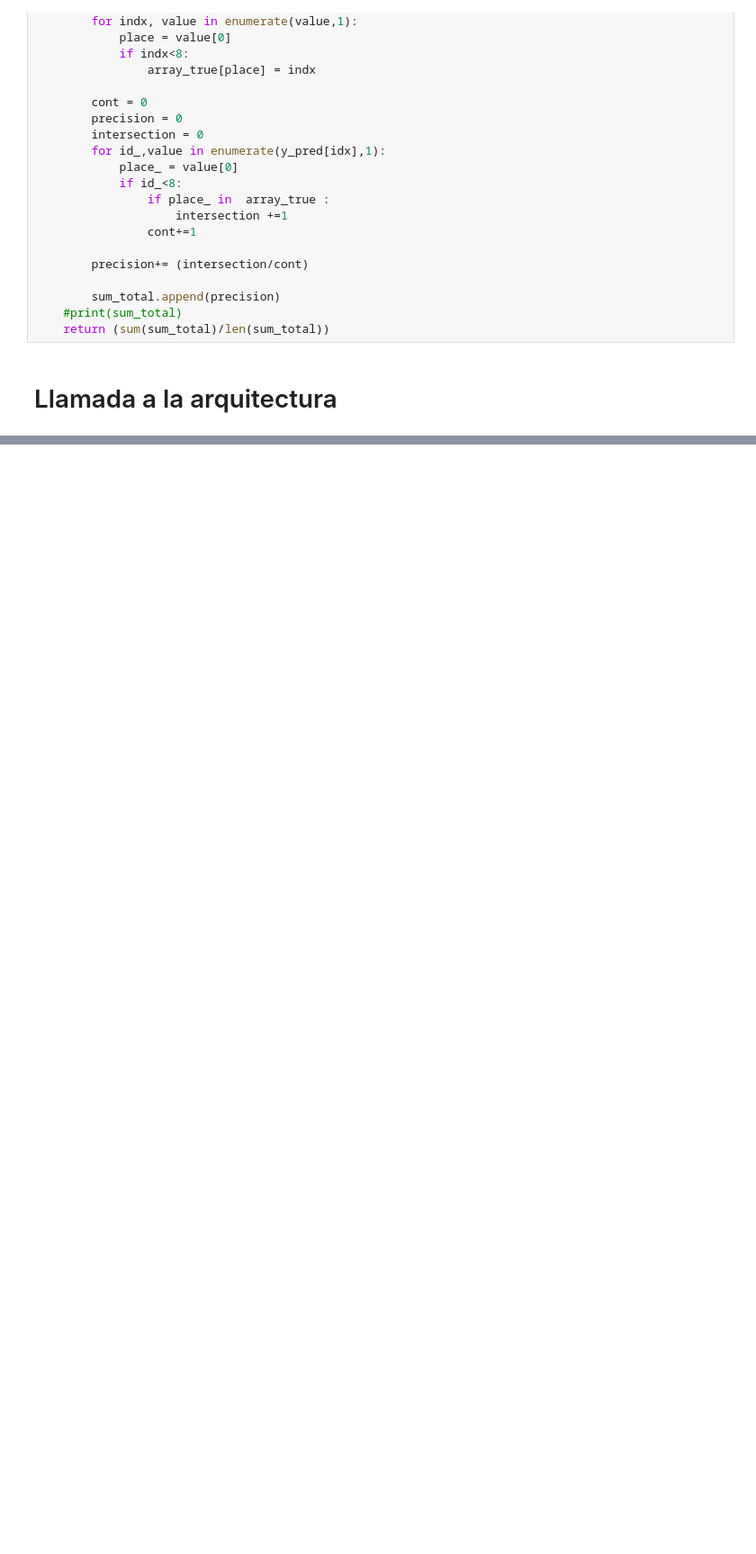
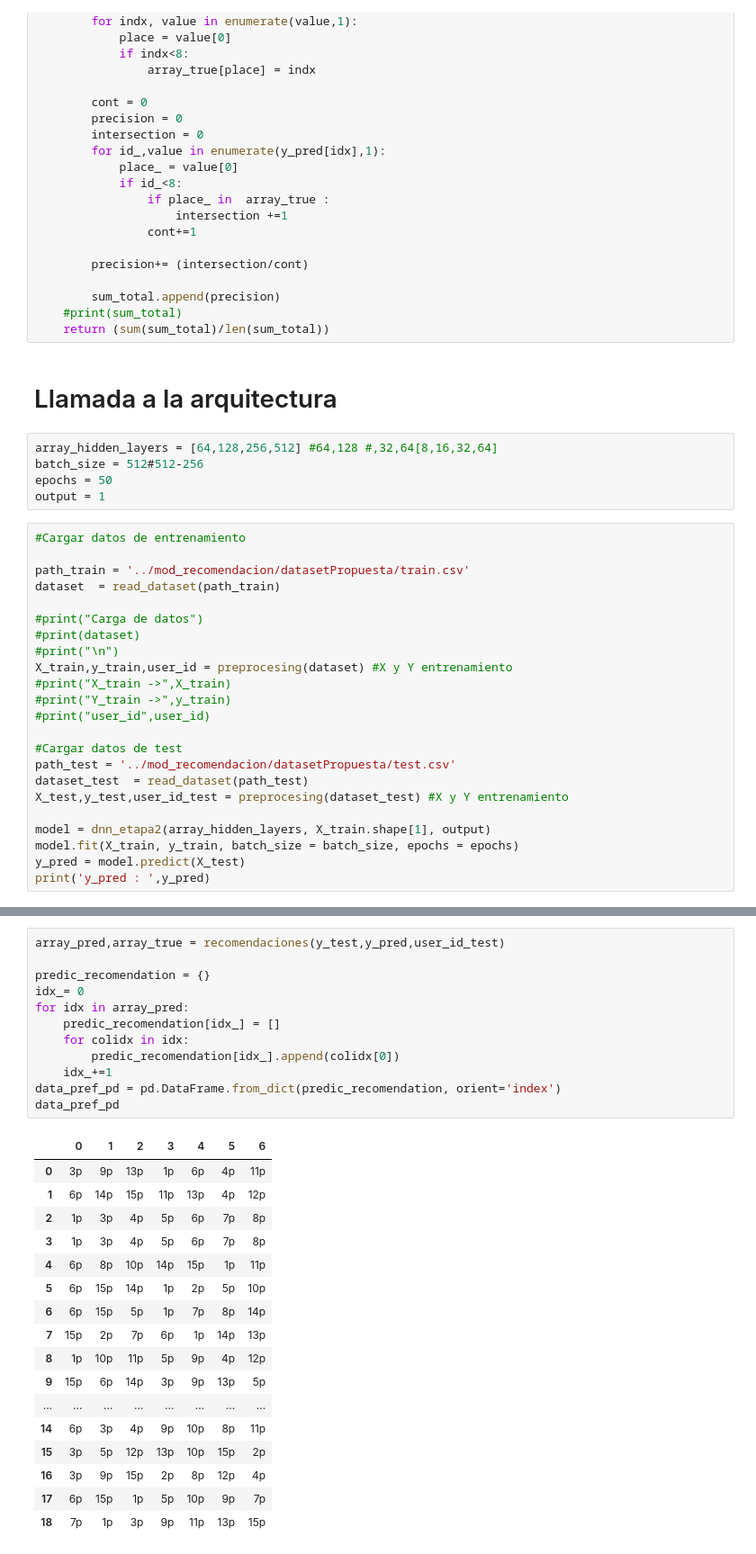
Before and after one commit to YessicaCh/SRTourism, a Jupyter notebook: Propuesta.ipynb, the cells around one changed output, grey strips where cells are left out. Shown: that part at 90% size. Drawn from its saved outputs; the diff is of its cells as text; blank space fills up the shorter version.

```diff
--- a/Propuesta.ipynb
+++ b/Propuesta.ipynb
@@ -198,3 +198,31 @@ def precision_sr(y_pred,y_true):
     return (sum(sum_total)/len(sum_total))
 # %% [markdown]
 # Llamada a la arquitectura
+# %%
+array_hidden_layers = [64,128,256,512] #64,128 #,32,64[8,16,32,64]
+batch_size = 512#512-256
+epochs = 50
+output = 1
+# %%
+#Cargar datos de entrenamiento
+
+path_train = '../mod_recomendacion/datasetPropuesta/train.csv'
+dataset  = read_dataset(path_train)
+
+#print("Carga de datos")
+#print(dataset)
+#print("\n")
+X_train,y_train,user_id = preprocesing(dataset) #X y Y entrenamiento
+#print("X_train ->",X_train)
+#print("Y_train ->",y_train)
+#print("user_id",user_id)
+
+#Cargar datos de test
+path_test = '../mod_recomendacion/datasetPropuesta/test.csv'
+dataset_test  = read_dataset(path_test)
+X_test,y_test,user_id_test = preprocesing(dataset_test) #X y Y entrenamiento
+
+model = dnn_etapa2(array_hidden_layers, X_train.shape[1], output)
+model.fit(X_train, y_train, batch_size = batch_size, epochs = epochs)
+y_pred = model.predict(X_test)
+print('y_pred : ',y_pred)
@@ -201,3 +247,33 @@ def precision_sr(y_pred,y_true):
+# %%
+array_pred,array_true = recomendaciones(y_test,y_pred,user_id_test)
+
+predic_recomendation = {}
+idx_= 0
+for idx in array_pred:
+    predic_recomendation[idx_] = []
+    for colidx in idx:
+        predic_recomendation[idx_].append(colidx[0])
+    idx_+=1
+data_pref_pd = pd.DataFrame.from_dict(predic_recomendation, orient='index')
+data_pref_pd
+# %% [output]
+|  | 0 | 1 | 2 | 3 | 4 | 5 | 6 |
+| 0 | 3p | 9p | 13p | 1p | 6p | 4p | 11p |
+| 1 | 6p | 14p | 15p | 11p | 13p | 4p | 12p |
+| 2 | 1p | 3p | 4p | 5p | 6p | 7p | 8p |
+| 3 | 1p | 3p | 4p | 5p | 6p | 7p | 8p |
+| 4 | 6p | 8p | 10p | 14p | 15p | 1p | 11p |
+| 5 | 6p | 15p | 14p | 1p | 2p | 5p | 10p |
+| 6 | 6p | 15p | 5p | 1p | 7p | 8p | 14p |
+| 7 | 15p | 2p | 7p | 6p | 1p | 14p | 13p |
+| 8 | 1p | 10p | 11p | 5p | 9p | 4p | 12p |
+| 9 | 15p | 6p | 14p | 3p | 9p | 13p | 5p |
+| ... | ... | ... | ... | ... | ... | ... | ... |
+| 14 | 6p | 3p | 4p | 9p | 10p | 8p | 11p |
+| 15 | 3p | 5p | 12p | 13p | 10p | 15p | 2p |
+| 16 | 3p | 9p | 15p | 2p | 8p | 12p | 4p |
+| 17 | 6p | 15p | 1p | 5p | 10p | 9p | 7p |
+| 18 | 7p | 1p | 3p | 9p | 11p | 13p | 15p |
 # %%
 def dnn_arquitectura(array_hidden_layers,batch_size,epochs):
 
```
Also changed, not shown: parts of 3 cells of this notebook, 1 other file.
